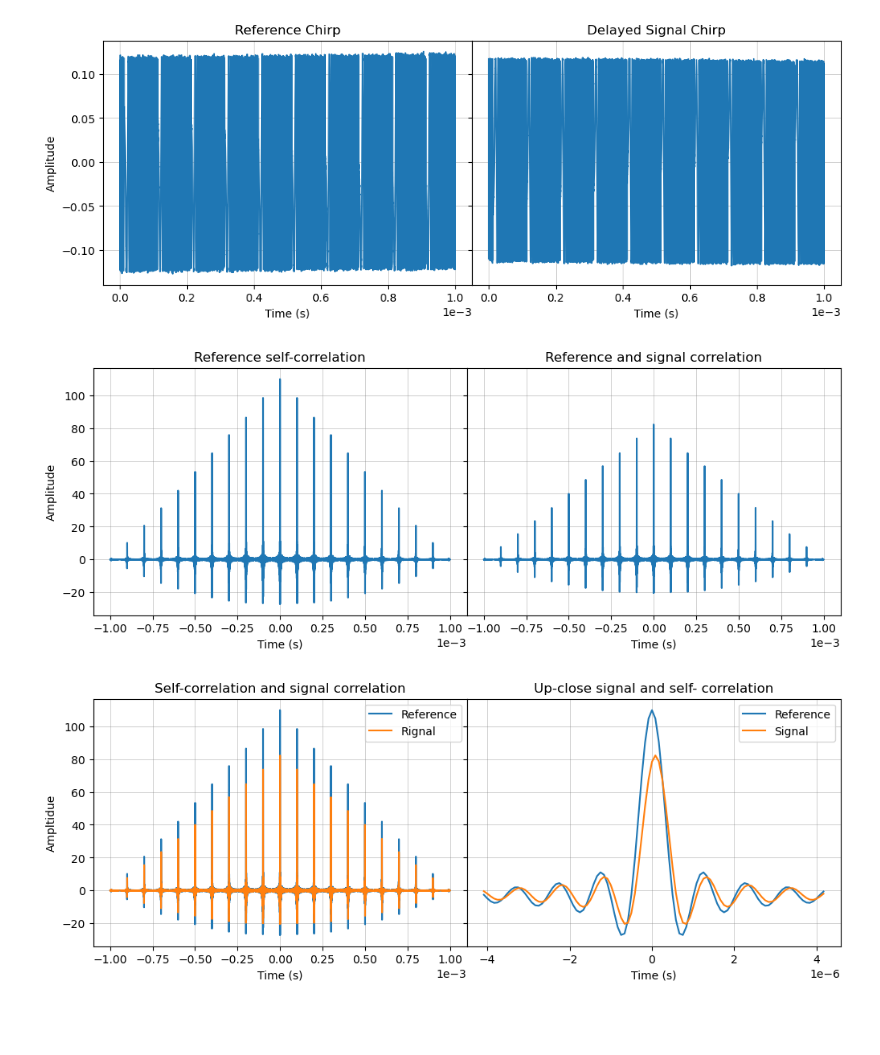
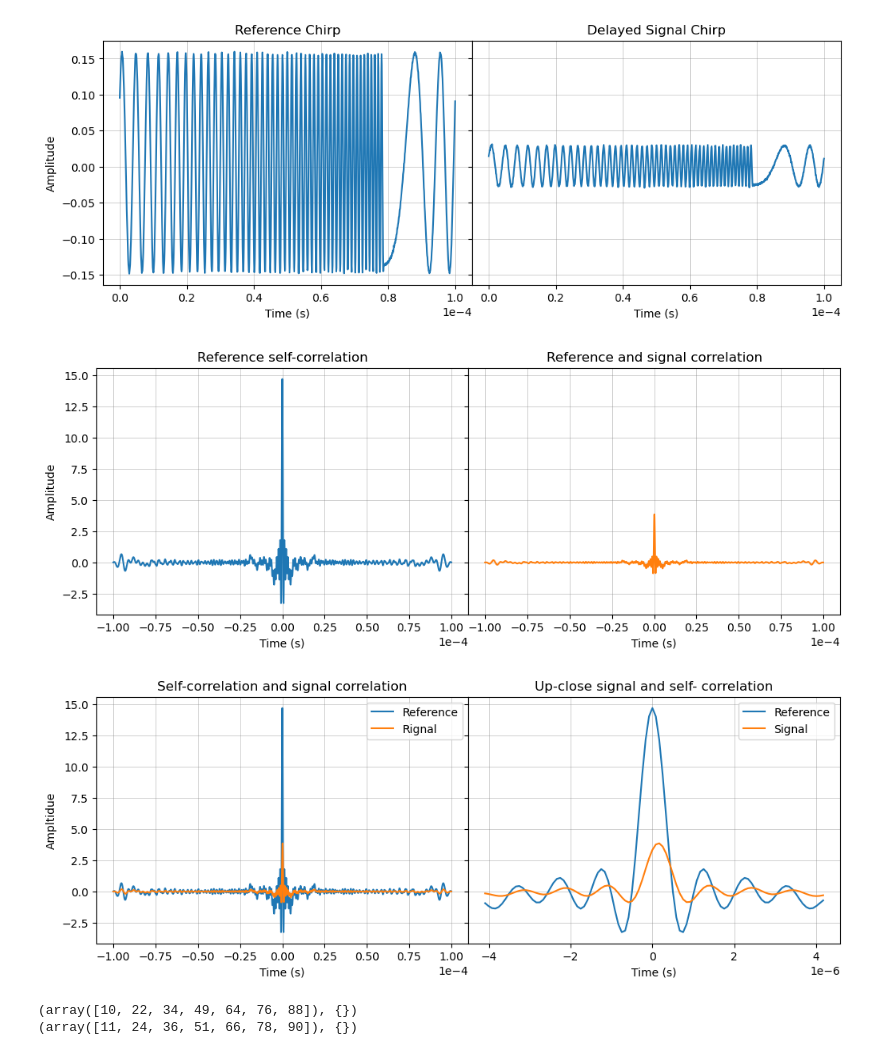
Before and after one commit to MIST-Experiment/gpr, a Jupyter notebook: analysis_notebooks/FMCW_Plotter.ipynb, the cells around one changed output. Cells and saved outputs as stored; diff of their text form; code cells hidden in the pictures; blank space fills up the shorter version.

Commit message:
New plots and updated filepath

```diff
--- a/analysis_notebooks/FMCW_Plotter.ipynb
+++ b/analysis_notebooks/FMCW_Plotter.ipynb
@@ -59,7 +60,7 @@ def matched_filter(ref_filename, sig_filename, pulse_t, samp_rate, start_time, s
     ax[0].ticklabel_format(style='sci', axis='x', scilimits=(0,0))
     ax[0].grid(color='gray', linestyle='-', linewidth=0.5, alpha = 0.5)
 
-    ax[1].plot(t_corr, corr)
+    ax[1].plot(t_corr, corr, color = '#ff7f0e')
     ax[1].set_xlabel("Time (s)")
     ax[1].set_title("Reference and signal correlation")
     ax[1].ticklabel_format(style='sci', axis='x', scilimits=(0,0))
@@ -96,3 +97,6 @@ def matched_filter(ref_filename, sig_filename, pulse_t, samp_rate, start_time, s
     f3.subplots_adjust(wspace = 0)
 
     plt.show()
+
+    print(scipy.signal.find_peaks(self_corr[int(num_samp-50):int(num_samp+50)]))
+    print(scipy.signal.find_peaks(corr[int(num_samp-50):int(num_samp+50)]))
@@ -120,8 +139,10 @@ matched_filter("/home/mhetu/Desktop/gpr/gnu_log/out0_log01", "/home/mhetu/Deskto
 # %%
-matched_filter("/home/mhetu/Desktop/gpr/gnu_log/out0_log01", "/home/mhetu/Desktop/gpr/gnu_log/out1_log01",
-               1/10000, 12e6, 0.1, 0.1+(1e-4*10), flip = True)
+matched_filter("/home/"+getpass.getuser()+"/Desktop/gnu_log/out0_log05", "/home/"+getpass.getuser()+"/Desktop/gnu_log/out1_log05",
+               1/10000, 12e6, 0.1, 0.1+(1*1e-4), flip = False)
 # %% [output]
-[figure, old version]
+[figure, new version]
-[figure, old version]
+[figure, new version]
-[figure, old version]
+[figure, new version]
+(array([10, 22, 34, 49, 64, 76, 88]), {})
+(array([11, 24, 36, 51, 66, 78, 90]), {})
 # %%
```
Also changed, not shown: parts of 24 cells of this notebook, 3 other files.
